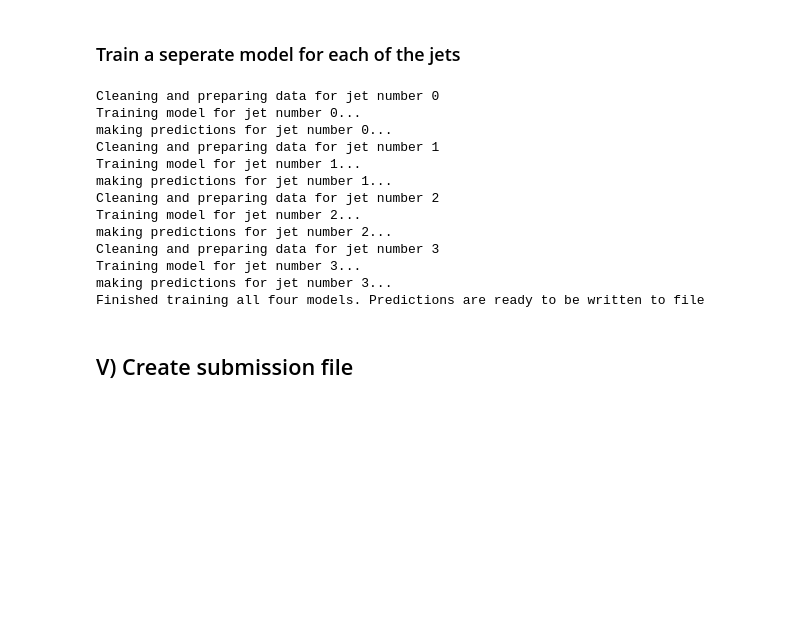
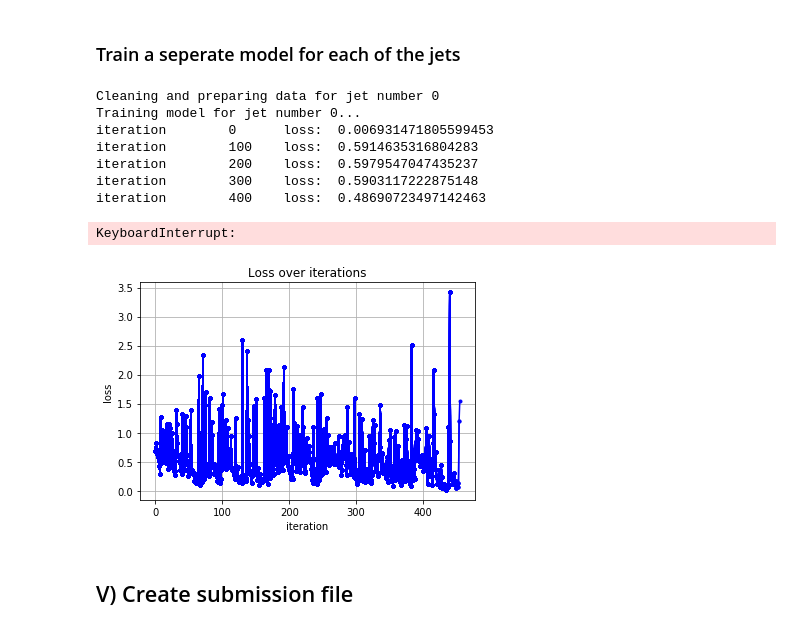
Before and after one commit to eliasmpw/Machine_Learning_2018, a Jupyter notebook: Train_submission.ipynb, the cells around one changed output. Drawn from its saved outputs; the diff is of its cells as text; code cells hidden in the pictures; blank space fills up the shorter version.

```diff
--- a/Train_submission.ipynb
+++ b/Train_submission.ipynb
@@ -116,12 +119,12 @@ flag_remove_outliers = True
 degree = 2
 
 # Choose training model to apply (see mapping above)
-flag_method = 2
+flag_method = 5
 
 # Set training parameters
-max_iter = 200
-gamma = 0.001
-lambda_ = 0.01
+max_iters = 20000
+gamma = 0.00001
+lambda_ = 0.00001
 
 
 # In the dateset, we found that the Column[22] PRI_jet_num dataset is categorical with Four categories defined.column_jet_nb = 22
@@ -134,50 +137,46 @@ column_categorical=22
 undefined_features = [[4, 5, 6, 12, 22, 23, 24, 25, 26, 27, 28, 29], [4, 5, 6, 12, 22, 26, 27, 28], [22], [22]]
 
 #We will have a for loop with 4 values for the 4 categorical training
-for nb_jets in range(0, 4):
+for nb_jets in range(0, 1):
     print("Cleaning and preparing data for jet number %d" %nb_jets)
     # We will separate select data according to the value of the categorical values for each loop in our cicle
     jet_index_test = x_test_raw[:, column_categorical] == nb_jets
     x_test_jet = x_test_raw[jet_index_test]
     #y_test_jet = y_test[jet_index_test]
     id_test_jet = ids_test[jet_index_test]
     jet_index_train = x_train_raw[:, column_categorical] == nb_jets
     x_train_jet = x_train_raw[jet_index_train]
     y_train_jet = y_train[jet_index_train]
     id_train_jet = ids_train[jet_index_train]
 
     #remove undefined features
     x_test_jet = np.delete(x_test_jet, undefined_features[nb_jets], axis=1)
     x_train_jet = np.delete(x_train_jet, undefined_features[nb_jets], axis=1)
 
     # Prepare data
     x_train_jet, x_test_jet = prepare_data(x_train_jet, x_test_jet, flag_add_offset, flag_standardize, flag_remove_outliers, degree)
 
     print("Training model for jet number %d..." %nb_jets)
     # train the chosen model
-    weight = train_model(y_train_jet, x_train_jet, flag_method, max_iter, gamma, lambda_)
+    weight = train_model(y_train_jet, x_train_jet, flag_method, max_iters, gamma, lambda_)
 
     print("making predictions for jet number %d..." %nb_jets)
     # Now we get the prediction for y
     pred_y_jet = predict_labels(weight, x_test_jet)
     pred_y.extend(pred_y_jet)
     ids_pred_y.extend(id_test_jet)
 
 print("Finished training all four models. Predictions are ready to be written to file")
 # %% [output]
 Cleaning and preparing data for jet number 0
 Training model for jet number 0...
-making predictions for jet number 0...
-Cleaning and preparing data for jet number 1
-Training model for jet number 1...
-making predictions for jet number 1...
-Cleaning and preparing data for jet number 2
-Training model for jet number 2...
-making predictions for jet number 2...
-Cleaning and preparing data for jet number 3
-Training model for jet number 3...
-making predictions for jet number 3...
-Finished training all four models. Predictions are ready to be written to file
+iteration        0      loss:  0.006931471805599453
+iteration        100    loss:  0.5914635316804283
+iteration        200    loss:  0.5979547047435237
+iteration        300    loss:  0.5903117222875148
+iteration        400    loss:  0.48690723497142463
+KeyboardInterrupt:
+[figure, added]
 # %% [markdown]
 ## V) Create submission file
 # %%
```
Also changed, not shown: parts of 4 cells of this notebook, 1 other file.
